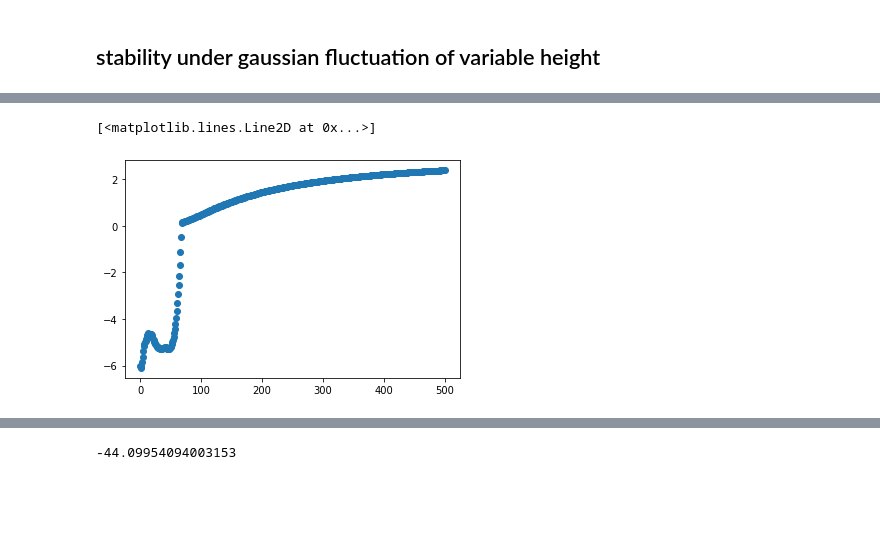
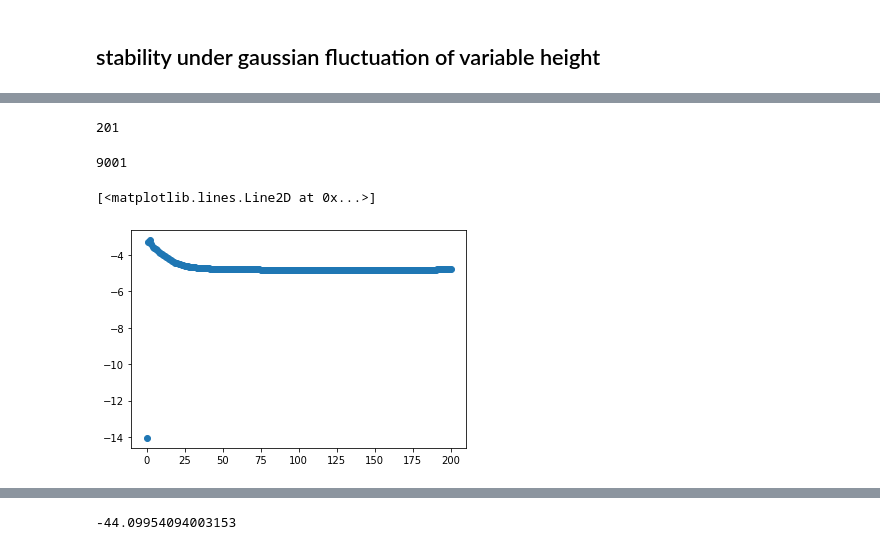
Before and after one commit to BrieucB/AI2d, a Jupyter notebook: AI2D_hydro/finite_diff_algo_scheme.ipynb, the cells around one changed output, grey strips where cells are left out. Cells and saved outputs as stored; diff of their text form; code cells hidden in the pictures; blank space fills up the shorter version.

```diff
--- a/AI2D_hydro/finite_diff_algo_scheme.ipynb
+++ b/AI2D_hydro/finite_diff_algo_scheme.ipynb
@@ -1249,0 +1278,4 @@ def gaussianFluctH(lx, ly, h0):
+# %%
+list_D=data_liq.D
+rhol= data_liq.rhol
+ml=data_liq.ml
@@ -1250,26 +1296,25 @@ def gaussianFluctH(lx, ly, h0):
 # %%
-lx=400
-ly=40
+lx=3000
+ly=500
 ds=1
 
-tmax=50
+tmax=1000
 dt=1e-1
 vec_t=np.arange(0,tmax,dt)
 
 v=1
-D=0.2
 beta=2
 # %%
-nD=2
+nD=19
 D=list_D[nD]
-print(D)
+print('D =', D)
 
 rho=rhol[nD]*np.ones((ly,lx))
 m=ml[nD]*np.ones((ly,lx))
 
-h0=2
+h0=5
 m-=3*m[0,0]*gaussianFluctH(lx, ly, h0)
-rho+=rho[0,0]*gaussianFluct(lx, ly, h0)
+rho+=rho[0,0]*gaussianFluctH(lx, ly, h0)
 
 X=np.concatenate([rho, m])
 # %% [output]
@@ -1279,6 +1324,8 @@ prof_rho=[]
 prof_m=[]
 prof_rho.append(rho.copy())
 prof_m.append(m.copy())
+
+k=0
 
 for t in vec_t:
     X0=X.copy()
@@ -1286,5 +1333,9 @@ for t in vec_t:
     X=update_X(X0, v, D, beta, dt, ds, ly)
 
     rho, m = X[:ly, :], X[ly:, :]
-    prof_rho.append(rho)
-    prof_m.append(m)
+
+    k+=1
+    k%=50
+    if k==0:
+        prof_rho.append(rho)
+        prof_m.append(m)
@@ -1291,5 +1386,13 @@ for t in vec_t:
+# %%
+len(prof_m)
+# %% [output]
+201
+# %%
+len(film_m)
+# %% [output]
+9001
 # %%
-plt.plot([np.min(p[20,:]) for p in prof_m], 'o')
+plt.plot([np.min(p[np.int64(ly/2),:]) for p in prof_m], 'o')
 # %% [output]
 [<matplotlib.lines.Line2D at 0x...>]
-[figure, old version]
+[figure, new version]
```
Also changed, not shown: parts of 19 cells of this notebook, 1 other file.
